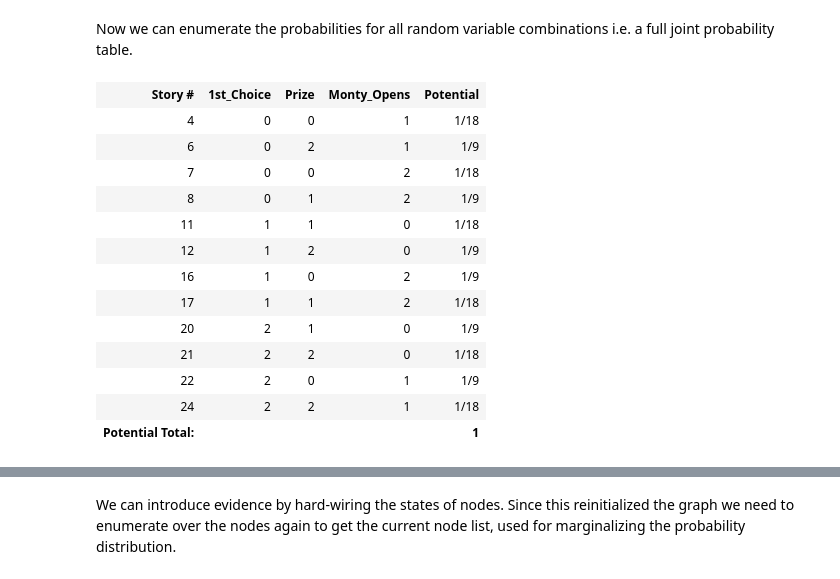
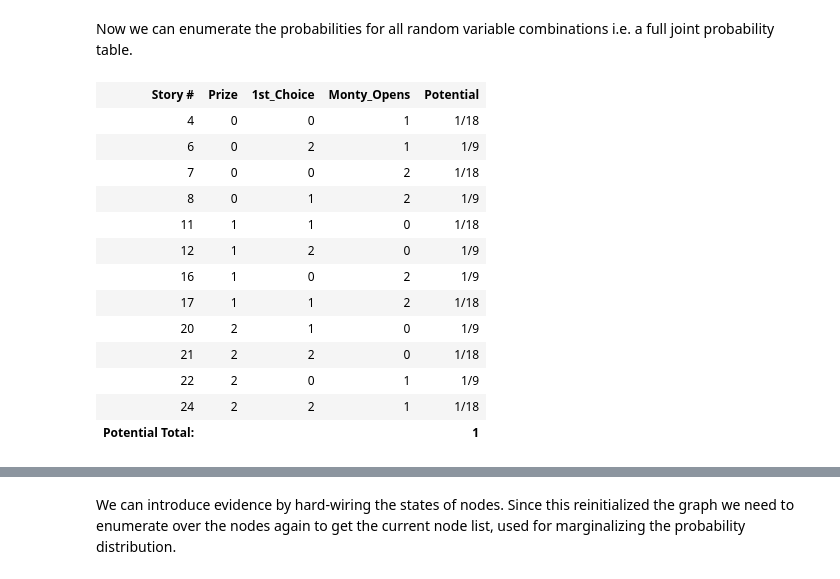
Before and after one commit to artiste-qb-net/quantum-fog, a Jupyter notebook: jupyter-notebooks/Dekant-talk-at-Meetup-Dec-19-2016/Demo_Notebook-Master.ipynb, the cells around one changed output, grey strips where cells are left out. Cells and saved outputs as stored; diff of their text form; code cells hidden in the pictures.

```diff
--- a/jupyter-notebooks/Dekant-talk-at-Meetup-Dec-19-2016/Demo_Notebook-Master.ipynb
+++ b/jupyter-notebooks/Dekant-talk-at-Meetup-Dec-19-2016/Demo_Notebook-Master.ipynb
@@ -160,10 +160,10 @@ brute_eng = EnumerationEngine(bnet)
 Now we can enumerate the probabilities for all random variable combinations i.e. a full joint probability table.
 # %%
 brute_pot_list = brute_eng.get_unipot_list(node_list,
-            print_stories=True, print_format='HTML', null_events='None', pot_val_format='Fraction')
+            print_stories=True, print_format='HTML', events='nonull', pot_val_format='Fraction')
 Source(MHdot)
 # %% [output]
-| Story # | 1st_Choice | Prize | Monty_Opens | Potential |
+| Story # | Prize | 1st_Choice | Monty_Opens | Potential |
 | 4 | 0 | 0 | 1 | 1/18 |
 | 6 | 0 | 2 | 1 | 1/9 |
 | 7 | 0 | 0 | 2 | 1/18 |
```
Also changed, not shown: parts of 8 cells of this notebook, 1 other file.
